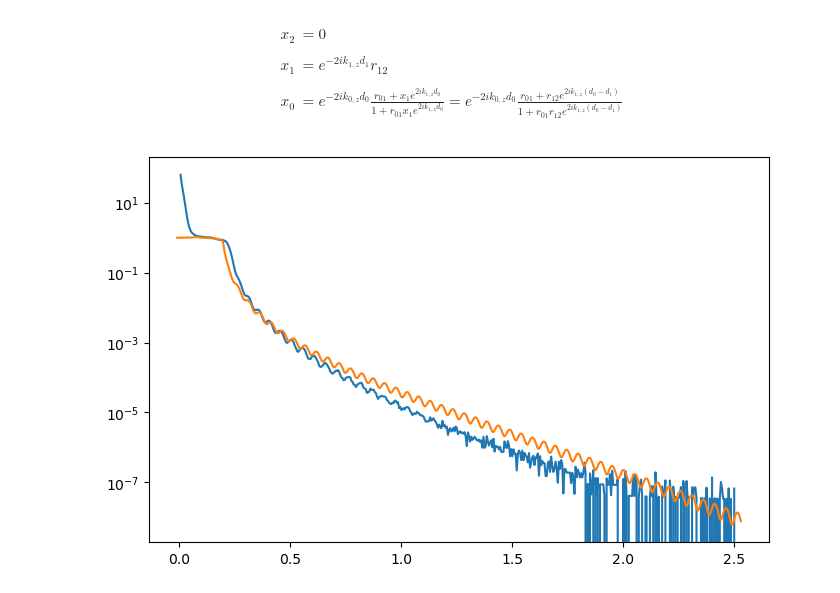
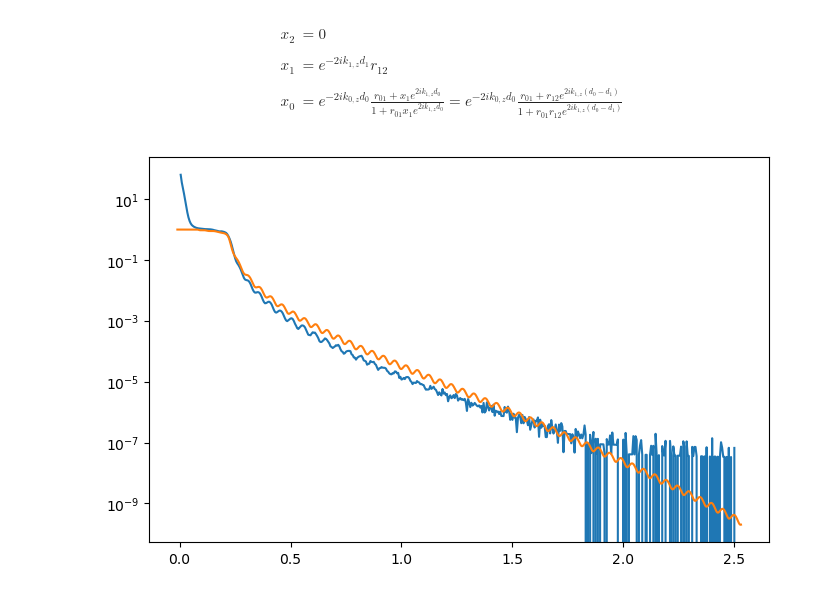
Before and after one commit to frtza/advancedlaboratory, a Jupyter notebook: V44/note.ipynb, the cells around one changed output. Saved outputs shown, nothing was run; the diff lists cells and outputs as text; code cells hidden in the pictures.

```diff
--- a/V44/note.ipynb
+++ b/V44/note.ipynb
@@ -285,42 +285,27 @@ $$
 # %%
 def parratt(a, del1, del2, b1, b2, s01, s12, d1):
     a = a * np.pi / 180
     d0 = 0.0
     k2 = 2 * np.pi * np.sqrt(a**2 - 2 * del2 + 2 * 1j * b2) / lam
     k1 = 2 * np.pi * np.sqrt(a**2 - 2 * del1 + 2 * 1j * b1) / lam
     k0 = 2 * np.pi * a / lam
     r12 = np.exp(-2 * k1 * k2 * s12**2) * (k1 - k2) / (k1 + k2)
     r01 = np.exp(-2 * k0 * k1 * s01**2) * (k0 - k1) / (k0 + k1)
     x2 = 0.0
     x1 = np.exp(-2 * 1j * k1 * d1) * r12
     x0 = np.exp(-2 * 1j * k0 * d0) * (r01 + x1 * np.exp(2 * 1j * k1 * d0)) / (1 + r01 * x1 * np.exp(2 * 1j * k1 * d0))
     return np.abs(x0)**2
 
-#def parratt(a_i, delta2, delta3, sigma1, sigma2, d2, b2, b3):
-#    n2 = 1.0 - delta2 + 1j * b2
-#    n3 = 1.0 - delta3 + 1j * b3
-#    a_i = np.deg2rad(a_i)
-#    k = 2 * np.pi/lam
-#    kd1 = k * np.sqrt(1 ** 2 - np.cos(a_i) ** 2)
-#    kd2 = k * np.sqrt(n2 ** 2 - np.cos(a_i) ** 2)
-#    kd3 = k * np.sqrt(n3 ** 2 - np.cos(a_i) ** 2)
-#    r12 = (kd1 - kd2) / (kd1 + kd2) * np.exp(-2 * kd1 * kd2 * sigma1 ** 2)
-#    r23 = (kd2 - kd3) / (kd2 + kd3) * np.exp(-2 * kd2 * kd3 * sigma2 ** 2)
-#    x2 = np.exp(-2j * kd2 * d2) * r23
-#    x1 = (r12 + x2) / (1 + r12 * x2)
-#    return np.abs(x1) ** 2
-
 plt.figure(figsize=(8, 5))
 
 x = np.linspace(-0.01, 2.53, 1000)
 
 plt.plot(ang_corr, R_corr)
-#plt.plot(x, parratt(x, 6e-7, 6e-6, 5.5e-10, 6.5e-10, 8.6e-8, 3e-9, 1.5e-7))
-plt.plot(x, parratt(x, 6e-7, 6e-6, 3e-9, 15e-8, 5.5e-10, 6.5e-10, 8.6e-8))
+plt.plot(x, parratt(x, 7.9e-7, 7.7e-6, 1e-9, 5.5e-7, 8.45e-10, 8.55e-10, 8.65e-8))
 
 plt.yscale('log')
 
 plt.show()
 plt.close()
 # %% [output]
-[figure, old version]
+[figure, new version]
```
